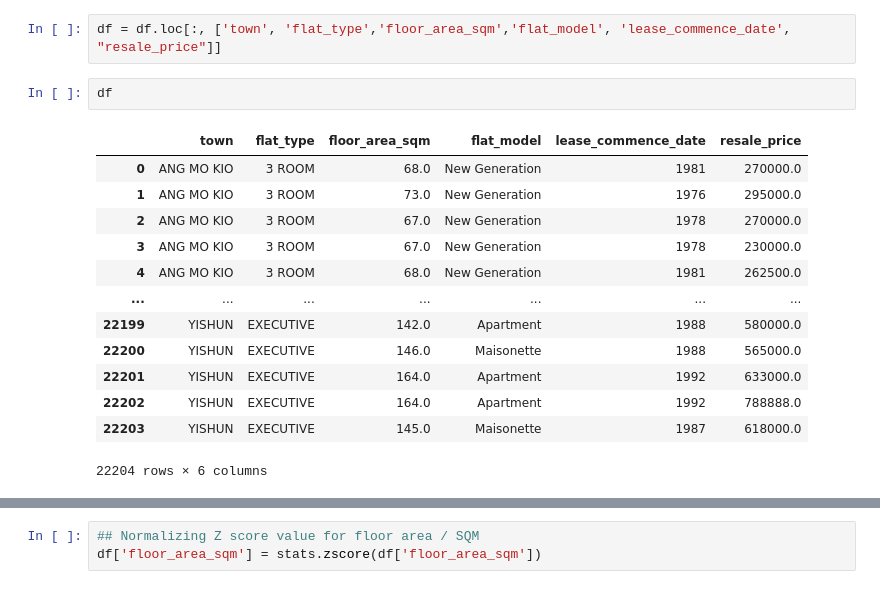
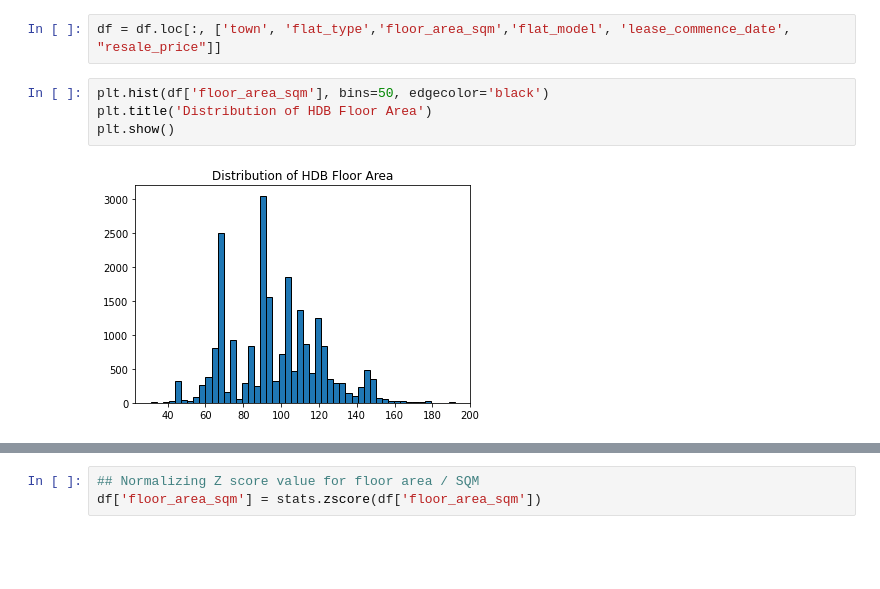
Before and after one commit to ngjunlong9651/BC3407-AI-In-Accounting-Finance, a Jupyter notebook: Week 6 Neural Networks/Homework/BC3415_Ng_Jun_Long_Week_6_Homework.ipynb, the cells around one changed output, grey strips where cells are left out. Saved outputs shown, nothing was run; the diff lists cells and outputs as text; blank space fills up the shorter version.

```diff
--- a/Week 6 Neural Networks/Homework/BC3415_Ng_Jun_Long_Week_6_Homework.ipynb
+++ b/Week 6 Neural Networks/Homework/BC3415_Ng_Jun_Long_Week_6_Homework.ipynb
@@ -76,19 +106,9 @@ Improved-Maisonette          2
 Name: flat_model, dtype: int64
 # %%
 df = df.loc[:, ['town', 'flat_type','floor_area_sqm','flat_model', 'lease_commence_date', "resale_price"]]
-# %%
-df
-# %% [output]
-|  | town | flat_type | floor_area_sqm | flat_model | lease_commence_date | resale_price |
-| 0 | ANG MO KIO | 3 ROOM | 68.0 | New Generation | 1981 | 270000.0 |
-| 1 | ANG MO KIO | 3 ROOM | 73.0 | New Generation | 1976 | 295000.0 |
-| 2 | ANG MO KIO | 3 ROOM | 67.0 | New Generation | 1978 | 270000.0 |
-| 3 | ANG MO KIO | 3 ROOM | 67.0 | New Generation | 1978 | 230000.0 |
-| 4 | ANG MO KIO | 3 ROOM | 68.0 | New Generation | 1981 | 262500.0 |
-| ... | ... | ... | ... | ... | ... | ... |
-| 22199 | YISHUN | EXECUTIVE | 142.0 | Apartment | 1988 | 580000.0 |
-| 22200 | YISHUN | EXECUTIVE | 146.0 | Maisonette | 1988 | 565000.0 |
-| 22201 | YISHUN | EXECUTIVE | 164.0 | Apartment | 1992 | 633000.0 |
-| 22202 | YISHUN | EXECUTIVE | 164.0 | Apartment | 1992 | 788888.0 |
-| 22203 | YISHUN | EXECUTIVE | 145.0 | Maisonette | 1987 | 618000.0 |
-22204 rows × 6 columns
+# %%
+plt.hist(df['floor_area_sqm'], bins=50, edgecolor='black')
+plt.title('Distribution of HDB Floor Area')
+plt.show()
+# %% [output]
+[figure, added]
```
Also changed, not shown: parts of 19 cells of this notebook, 4 other files.
